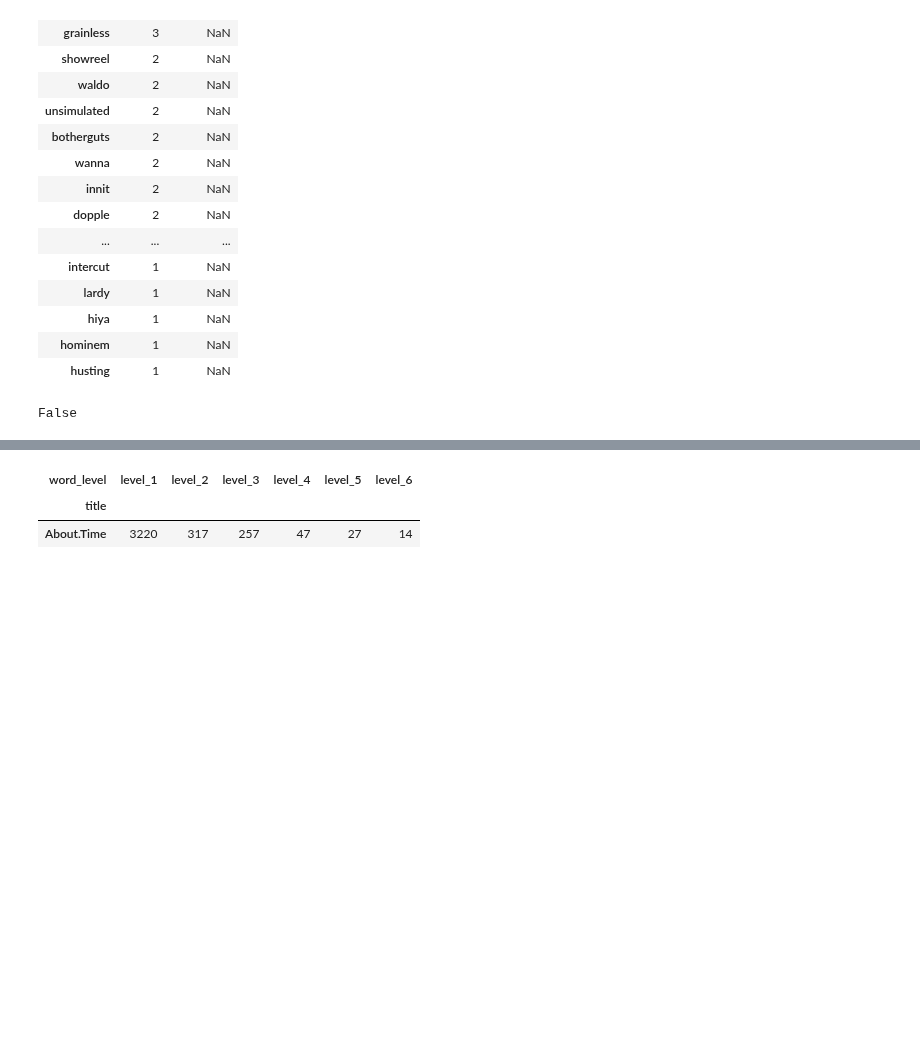
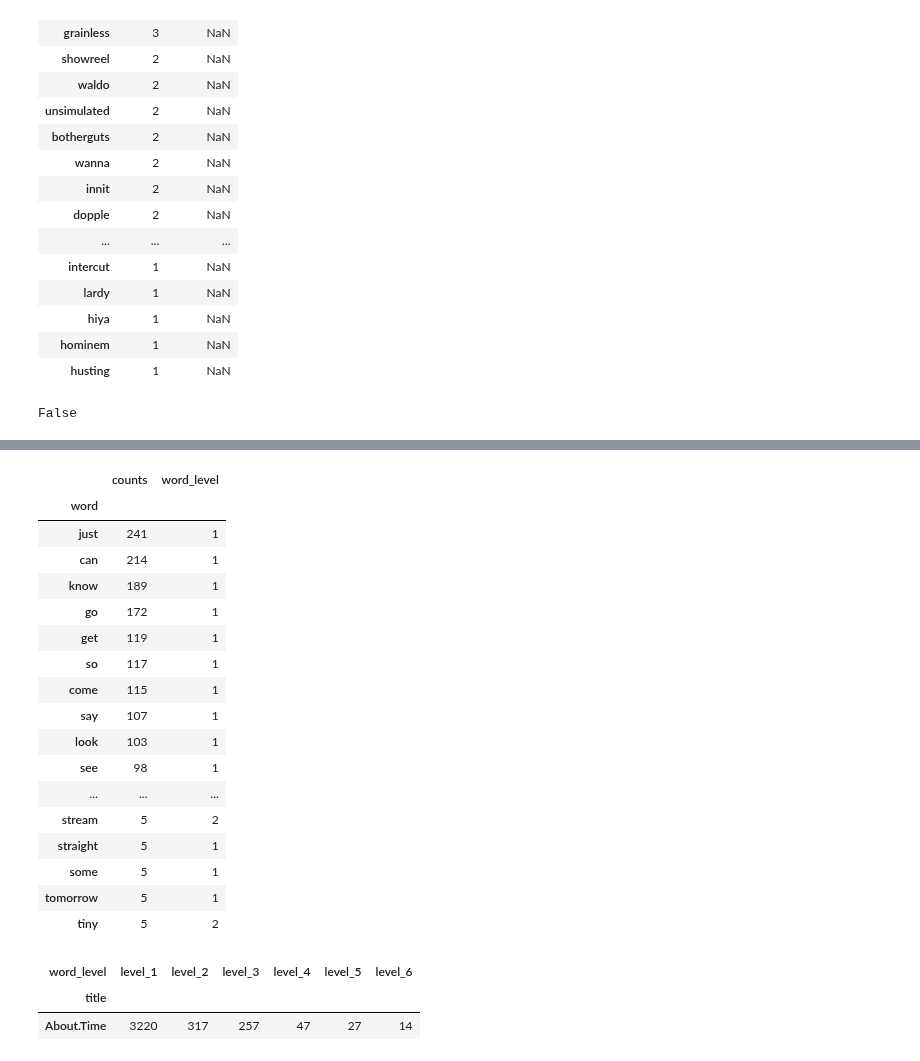
Before and after one commit to yuliepie/netflixschool, a Jupyter notebook: data_preprocessing/ipynb/all_scripts/00_word_level_counts.ipynb, the cells around one changed output, grey strips where cells are left out. Saved outputs shown, nothing was run; the diff lists cells and outputs as text; code cells hidden in the pictures; blank space fills up the shorter version.

Commit message:
ipynb script for filtering and adding sentences

```diff
--- a/data_preprocessing/ipynb/all_scripts/00_word_level_counts.ipynb
+++ b/data_preprocessing/ipynb/all_scripts/00_word_level_counts.ipynb
@@ -316,7 +316,7 @@ from nltk.corpus import wordnet, words
 
 included = []
 
-for index, row in nn_level.iterrows():
+for index in nn_level.index:
   if len(wordnet.synsets(str(index))) > 0:
     included.append(str(index))
     counts_copy.loc[index, 'word_level'] = 6
@@ -421,6 +422,30 @@ husting
 | iphones | 1 | NaN |
 | hiya | 1 | NaN |
 | hominem | 1 | NaN |
+# %%
+counts_copy_final = counts_copy.drop(nn_level.index)
+# counts_copy_final.to_csv("../../script/csv_files/unique_words_with_all_levels.csv")
+
+counts_copy_final[counts_copy_final['word_level'].isnull()]
+# %% [output]
+|  | counts | word_level |
+| word |  |  |
+| just | 241 | 1 |
+| can | 214 | 1 |
+| know | 189 | 1 |
+| go | 172 | 1 |
+| get | 119 | 1 |
+| so | 117 | 1 |
+| come | 115 | 1 |
+| say | 107 | 1 |
+| look | 103 | 1 |
+| see | 98 | 1 |
+| ... | ... | ... |
+| stream | 5 | 2 |
+| straight | 5 | 1 |
+| some | 5 | 1 |
+| tomorrow | 5 | 1 |
+| tiny | 5 | 2 |
 # %%
 # test['words_words'] = test['word'].apply(lambda x: True if x in words.words() else False)
 # test
```
Also changed, not shown: parts of 1 cell of this notebook, 2 other files.
